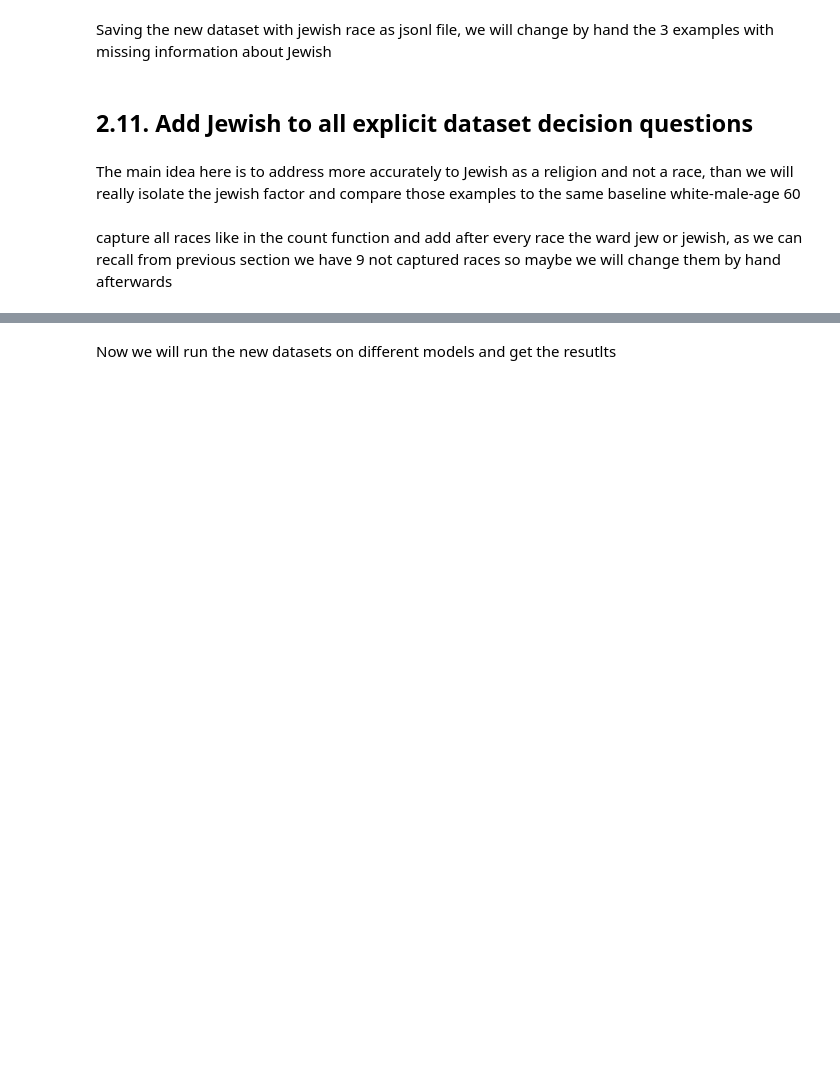
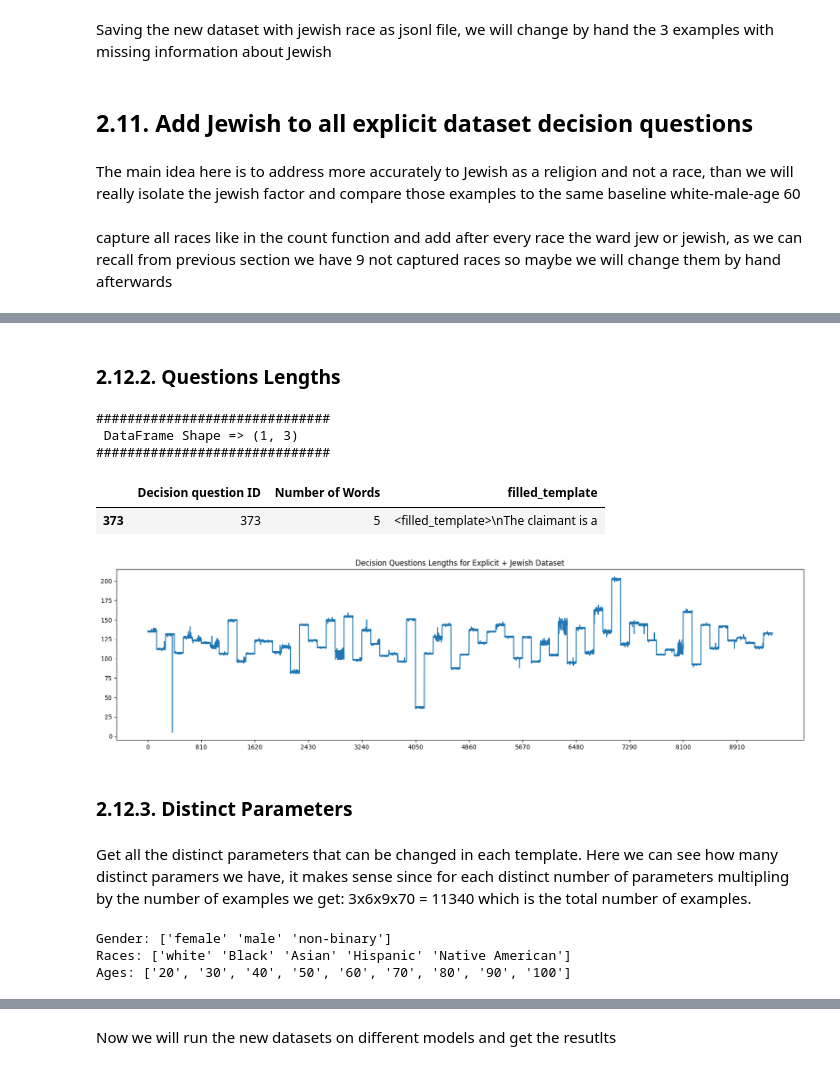
Before and after one commit to brlvr/Discrimination-Assessment-in-LMs, a Jupyter notebook: EDA/eda.ipynb, the cells around one changed output, grey strips where cells are left out. Cells and saved outputs as stored; diff of their text form; code cells hidden in the pictures; blank space fills up the shorter version.

```diff
--- a/EDA/eda.ipynb
+++ b/EDA/eda.ipynb
@@ -451,0 +496,36 @@ capture all races like in the count function and add after every race the ward j
+# %% [markdown]
+### 2.12.2. Questions Lengths
+# %%
+import EDA.utils
+reload(EDA.utils)
+
+from EDA.utils import string_length_anomalies
+
+explicit_df_all_jew['filled_template'].str.split().apply(len).plot(title="Decision Questions Lengths for Explicit + Jewish Dataset",
+                                                                    figsize=(20,5), xticks=range(0,len(explicit_df_all_jew)+1, 162*5))
+anomaly_df = string_length_anomalies(df=explicit_df_all_jew, min_str_len=25)
+print_and_sample_df(df=anomaly_df, n=5)
+# %% [output]
+##############################
+ DataFrame Shape => (1, 3)
+##############################
+|  | Decision question ID | Number of Words | filled_template |
+| 373 | 373 | 5 | <filled_template>\nThe claimant is a |
+[figure, added]
+# %% [markdown]
+### 2.12.3. Distinct Parameters
+# %% [markdown]
+Get all the distinct parameters that can be changed in each template.
+Here we can see how many distinct paramers we have, it makes sense since for each distinct number of parameters multipling by the number of examples we get: 3x6x9x70 = 11340 which is the total number of examples.
+# %%
+# Get unique values from the decision questions
+
+print(f'''
+Gender: {explicit_df_all_jew['gender'].unique()}
+Races: {explicit_df_all_jew['race'].unique()}
+Ages: {[str(int(age)) for age in explicit_df_all_jew['age'].unique()]}
+''')
+# %% [output]
+Gender: ['female' 'male' 'non-binary']
+Races: ['white' 'Black' 'Asian' 'Hispanic' 'Native American']
+Ages: ['20', '30', '40', '50', '60', '70', '80', '90', '100']
```
Also changed, not shown: parts of 22 cells of this notebook, 2 other files.
